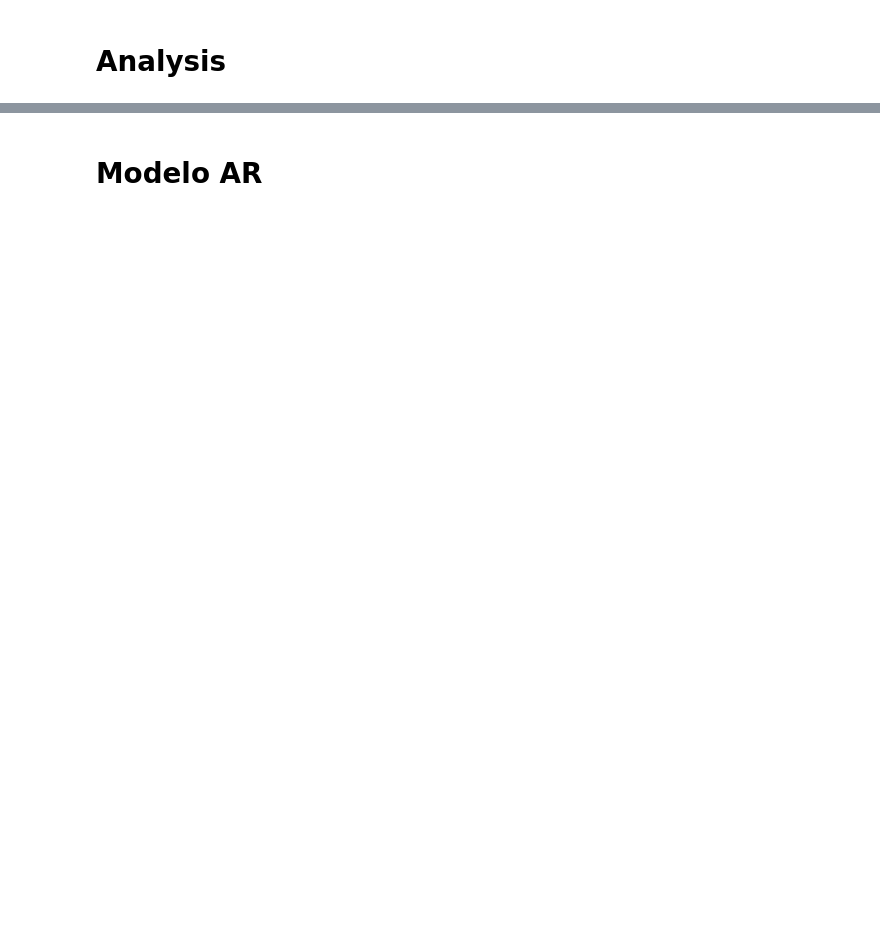
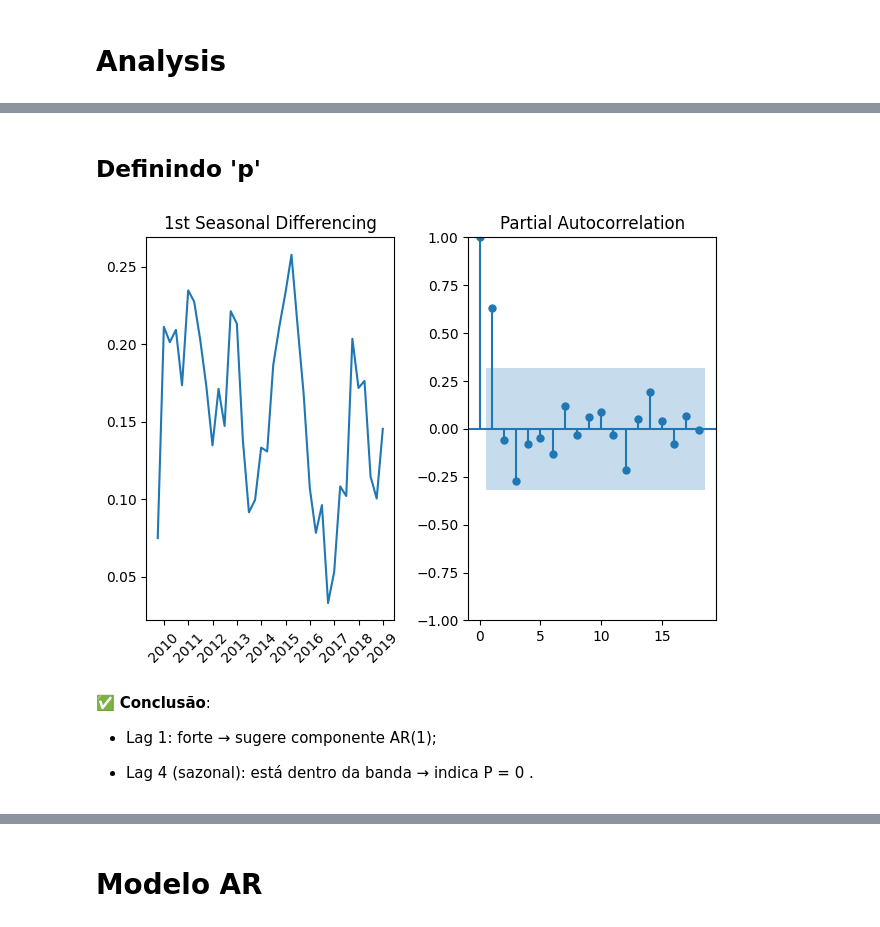
Before and after one commit to MariaGabrielaAlvesZuppardo/SeriesTemporaisCin, a Jupyter notebook: Lista_de_Exercicio_ARIMA_Seasonal.ipynb, the cells around one changed output, grey strips where cells are left out. Cells and saved outputs as stored; diff of their text form; code cells hidden in the pictures; blank space fills up the shorter version.

```diff
--- a/Lista_de_Exercicio_ARIMA_Seasonal.ipynb
+++ b/Lista_de_Exercicio_ARIMA_Seasonal.ipynb
@@ -267,0 +240,21 @@ q = 0
+# %% [markdown]
+## Definindo 'p'
+# %%
+fig, axes = plt.subplots(1, 2)
+axes[0].plot(diff1s); axes[0].set_title('1st Seasonal Differencing')
+axes[1].set(ylim=(0,5))
+plot_pacf(diff1s, ax=axes[1],lags=18)
+
+# Rotaciona os rótulos do eixo X apenas nos gráficos à esquerda
+for label in axes[0].get_xticklabels():
+    label.set_rotation(45)
+plt.tight_layout()
+plt.show()
+# %% [output]
+[figure, added]
+# %% [markdown]
+✅ **Conclusão**:
+
+* Lag 1: forte → sugere componente AR(1);
+
+* Lag 4 (sazonal): está dentro da banda → indica P = 0 .
```
Also changed, not shown: parts of 91 cells of this notebook.
